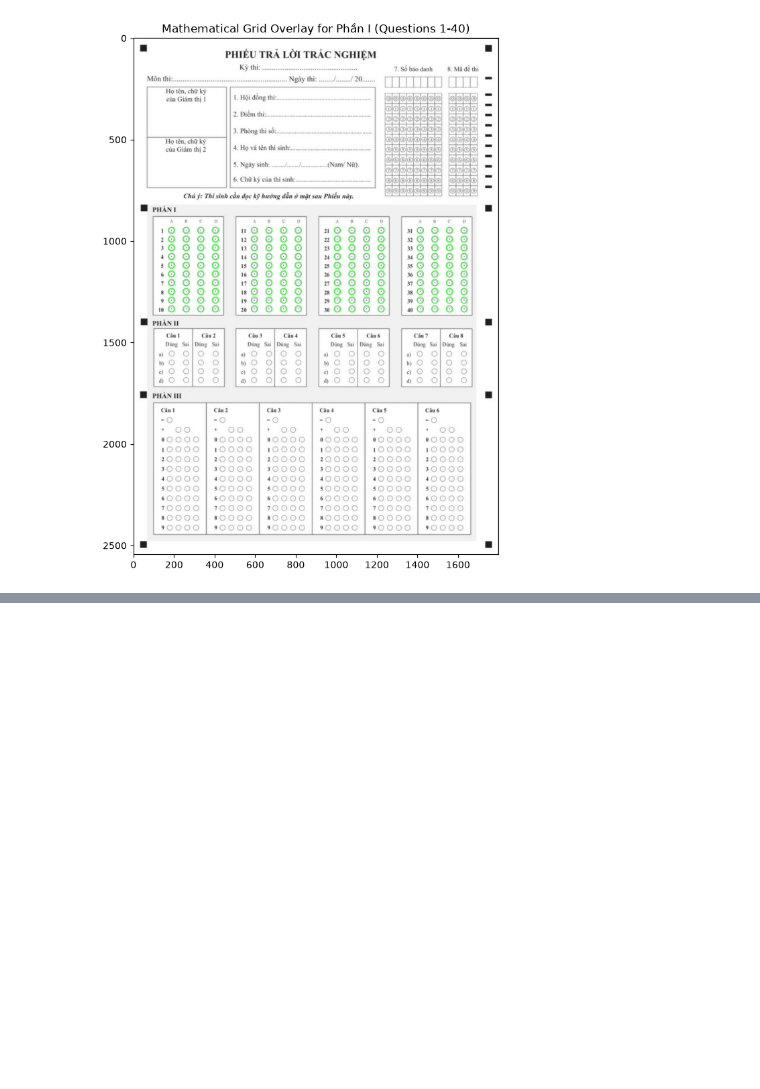
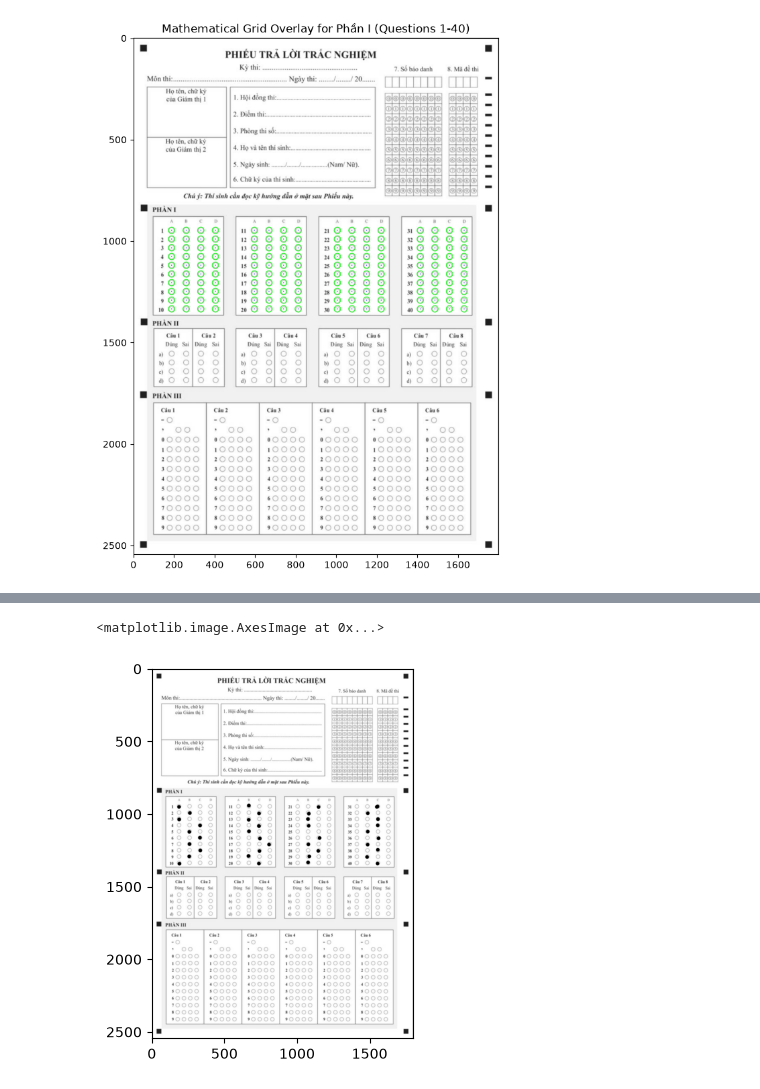
Before and after one commit to khanhdangtvc/OMR, a Jupyter notebook: image_processing.ipynb, the cells around one changed output, grey strips where cells are left out. Saved outputs shown, nothing was run; the diff lists cells and outputs as text; code cells hidden in the pictures; blank space fills up the shorter version.

```diff
--- a/image_processing.ipynb
+++ b/image_processing.ipynb
@@ -190,0 +226,7 @@ bubble_map
+# %%
+new_img = cv.imread("perspective_transform.png")
+# %%
+plt.imshow(new_img)
+# %% [output]
+<matplotlib.image.AxesImage at 0x...>
+[figure, added]
```
Also changed, not shown: parts of 24 cells of this notebook, 3 other files.
